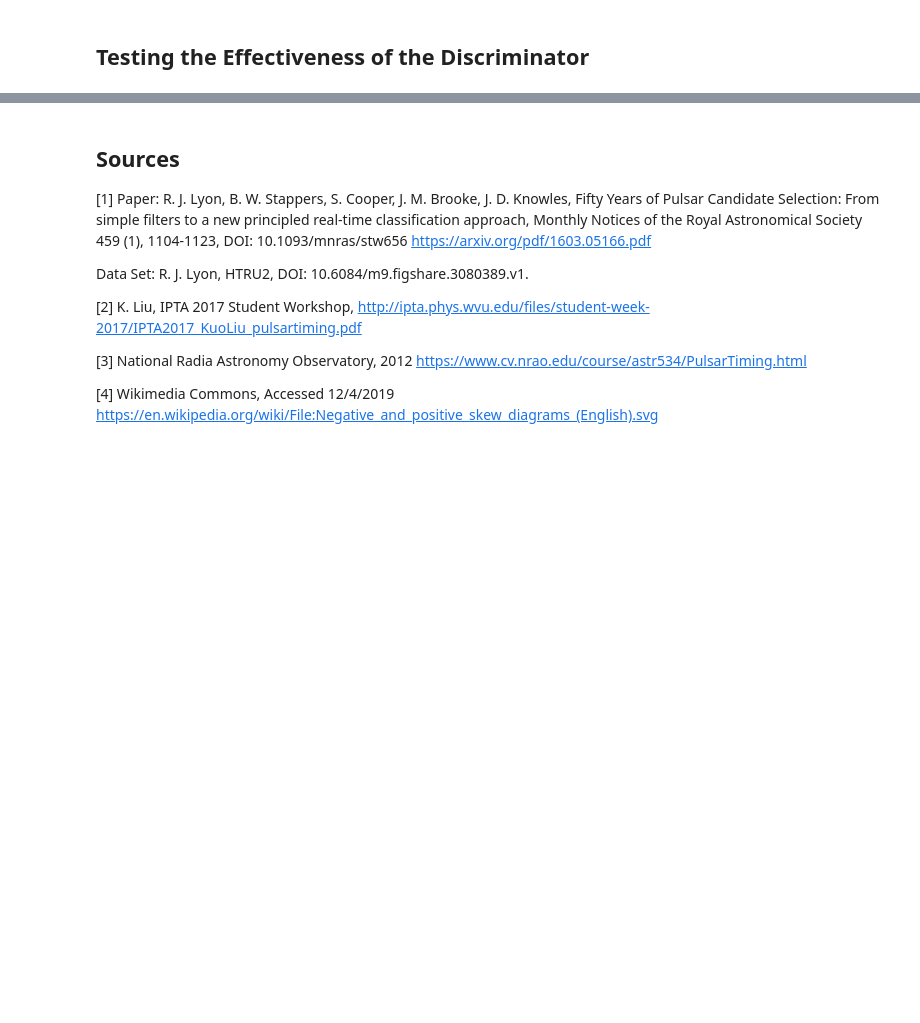
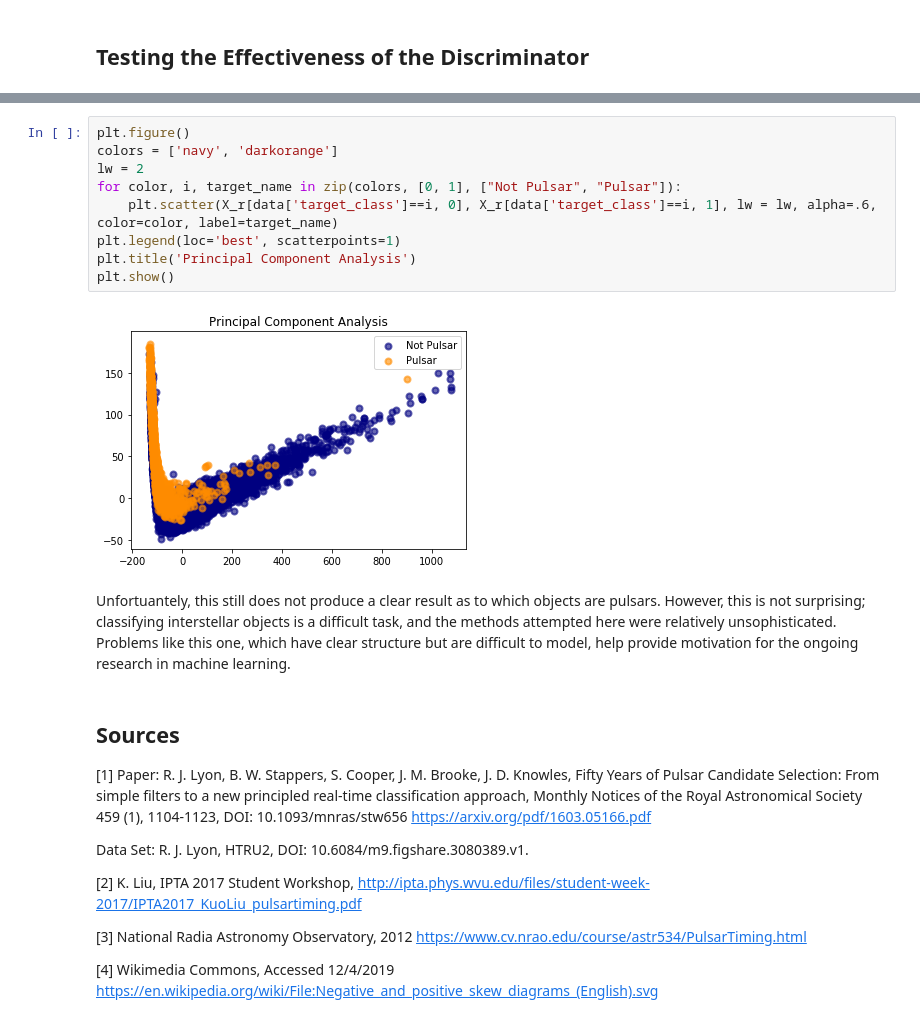
Before and after one commit to kling109/Pulsar-Predictions, a Jupyter notebook: EDAPulsarStars.ipynb, the cells around one changed output, grey strips where cells are left out. Cells and saved outputs as stored; diff of their text form; blank space fills up the shorter version.

```diff
--- a/EDAPulsarStars.ipynb
+++ b/EDAPulsarStars.ipynb
@@ -172,3 +223,16 @@ From the results, we can already see that the `Mean of the integrated profile` a
+# %%
+plt.figure()
+colors = ['navy', 'darkorange']
+lw = 2
+for color, i, target_name in zip(colors, [0, 1], ["Not Pulsar", "Pulsar"]):
+    plt.scatter(X_r[data['target_class']==i, 0], X_r[data['target_class']==i, 1], lw = lw, alpha=.6, color=color, label=target_name)
+plt.legend(loc='best', scatterpoints=1)
+plt.title('Principal Component Analysis')
+plt.show()
+# %% [output]
+[figure, added]
+# %% [markdown]
+Unfortuantely, this still does not produce a clear result as to which objects are pulsars.  However, this is not surprising; classifying interstellar objects is a difficult task, and the methods attempted here were relatively unsophisticated.  Problems like this one, which have clear structure but are difficult to model, help provide motivation for the ongoing research in machine learning.
 # %% [markdown]
 ## Sources
 [1]
```
Also changed, not shown: parts of 15 cells of this notebook.
